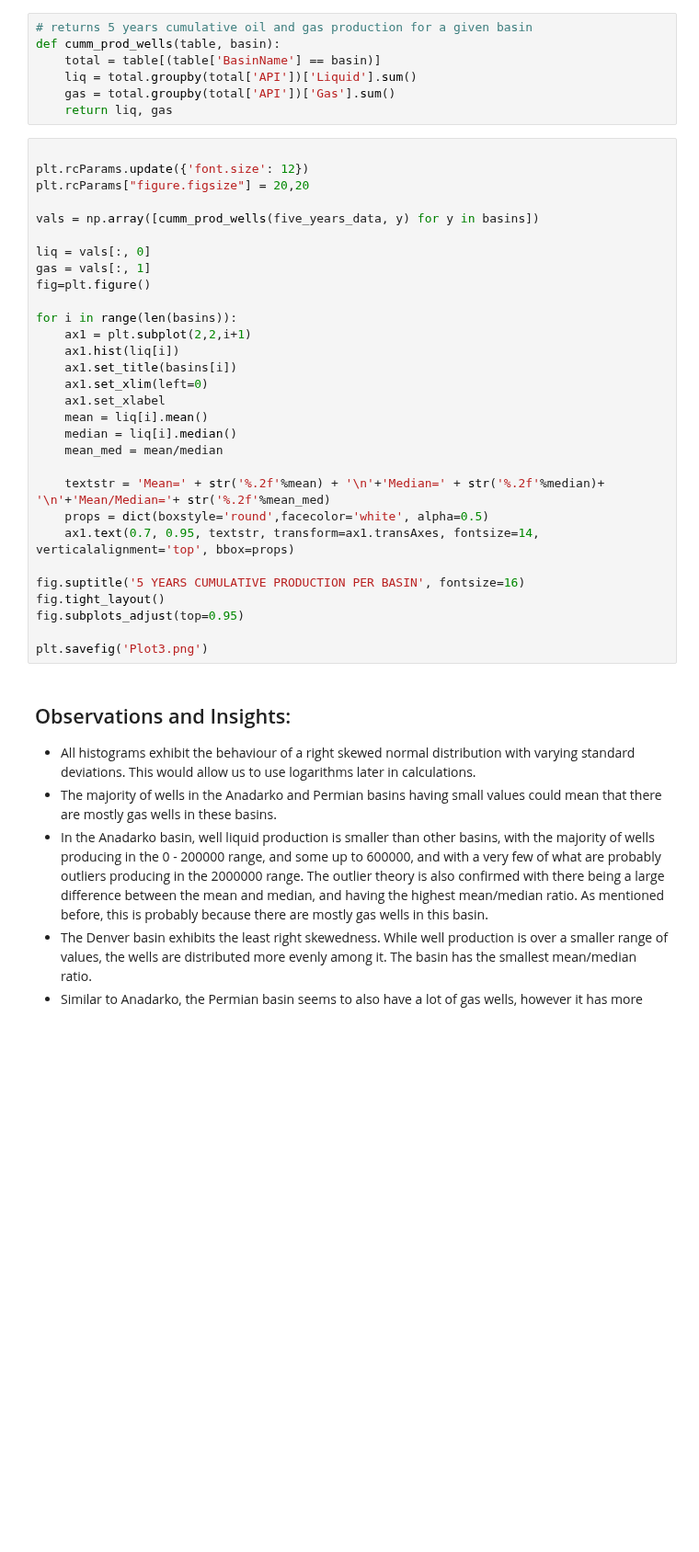
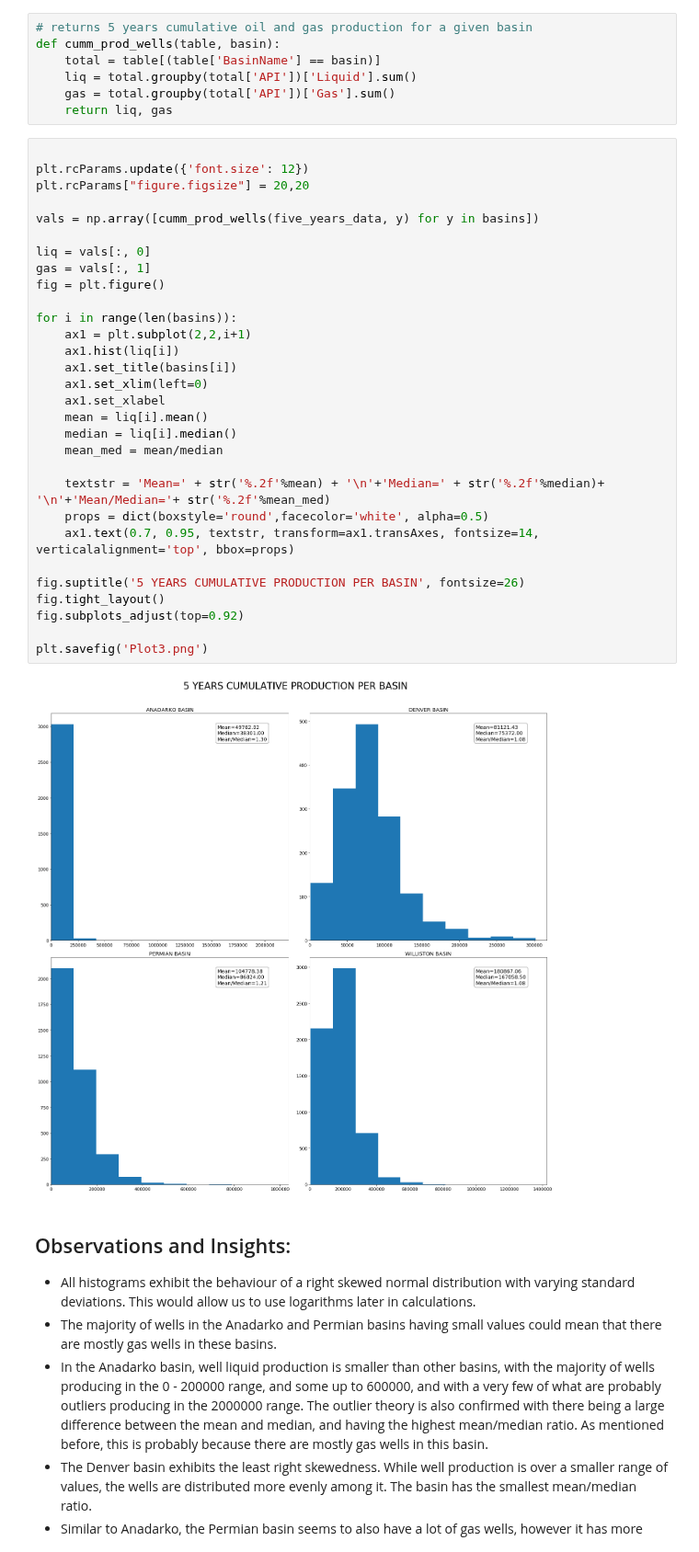
Before and after one commit to NourhanKhaled/DataScience-Project, a Jupyter notebook: Milestone1/Milestone_1.ipynb, the cells around one changed output. Shown at 92% size. Drawn from its saved outputs; the diff is of its cells as text; blank space fills up the shorter version.

```diff
--- a/Milestone1/Milestone_1.ipynb
+++ b/Milestone1/Milestone_1.ipynb
@@ -229,33 +246,35 @@ def cumm_prod_wells(table, basin):
 # %%
 
 plt.rcParams.update({'font.size': 12})
 plt.rcParams["figure.figsize"] = 20,20
 
 vals = np.array([cumm_prod_wells(five_years_data, y) for y in basins])
 
 liq = vals[:, 0]
 gas = vals[:, 1]
-fig=plt.figure()
+fig = plt.figure()
 
 for i in range(len(basins)):
     ax1 = plt.subplot(2,2,i+1)
     ax1.hist(liq[i])
     ax1.set_title(basins[i])
     ax1.set_xlim(left=0)
     ax1.set_xlabel
     mean = liq[i].mean()
     median = liq[i].median()
     mean_med = mean/median
 
     textstr = 'Mean=' + str('%.2f'%mean) + '\n'+'Median=' + str('%.2f'%median)+ '\n'+'Mean/Median='+ str('%.2f'%mean_med)
     props = dict(boxstyle='round',facecolor='white', alpha=0.5)
     ax1.text(0.7, 0.95, textstr, transform=ax1.transAxes, fontsize=14, verticalalignment='top', bbox=props)
 
-fig.suptitle('5 YEARS CUMULATIVE PRODUCTION PER BASIN', fontsize=16)
+fig.suptitle('5 YEARS CUMULATIVE PRODUCTION PER BASIN', fontsize=26)
 fig.tight_layout()
-fig.subplots_adjust(top=0.95)
+fig.subplots_adjust(top=0.92)
 
 plt.savefig('Plot3.png')
+# %% [output]
+[figure, added]
 # %% [markdown]
 ## Observations and Insights:
 - All histograms exhibit the behaviour of a right skewed normal distribution with varying standard deviations. This would allow us to use logarithms later in calculations.
```
Also changed, not shown: parts of 5 cells of this notebook, 5 other files.
